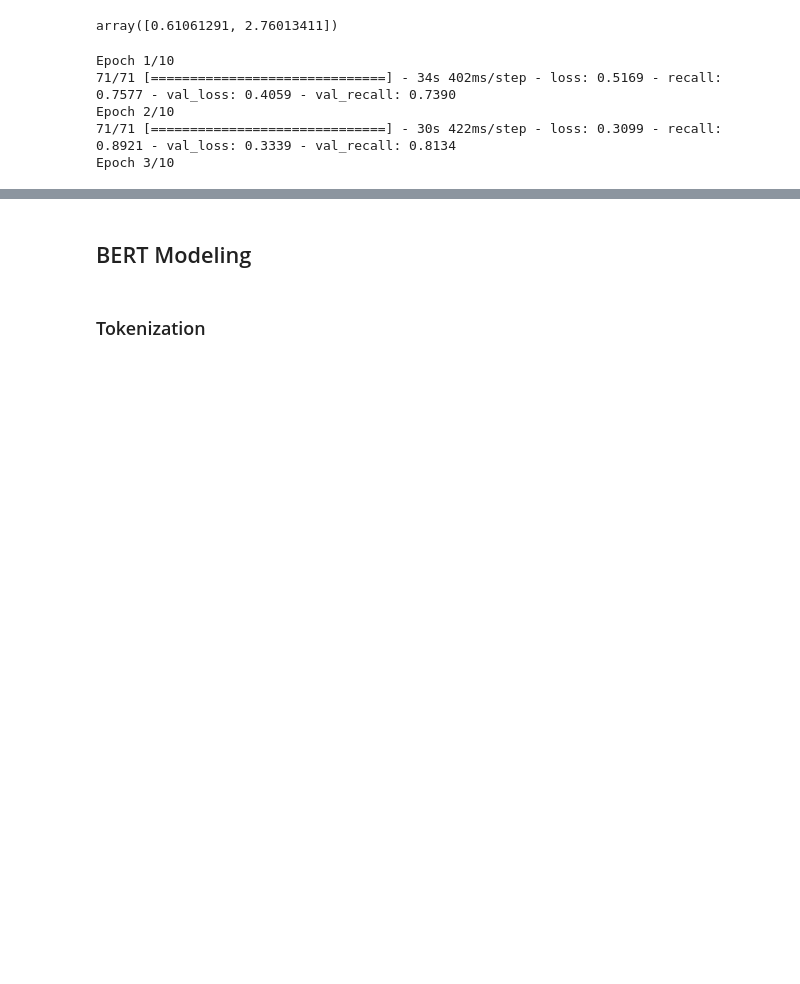
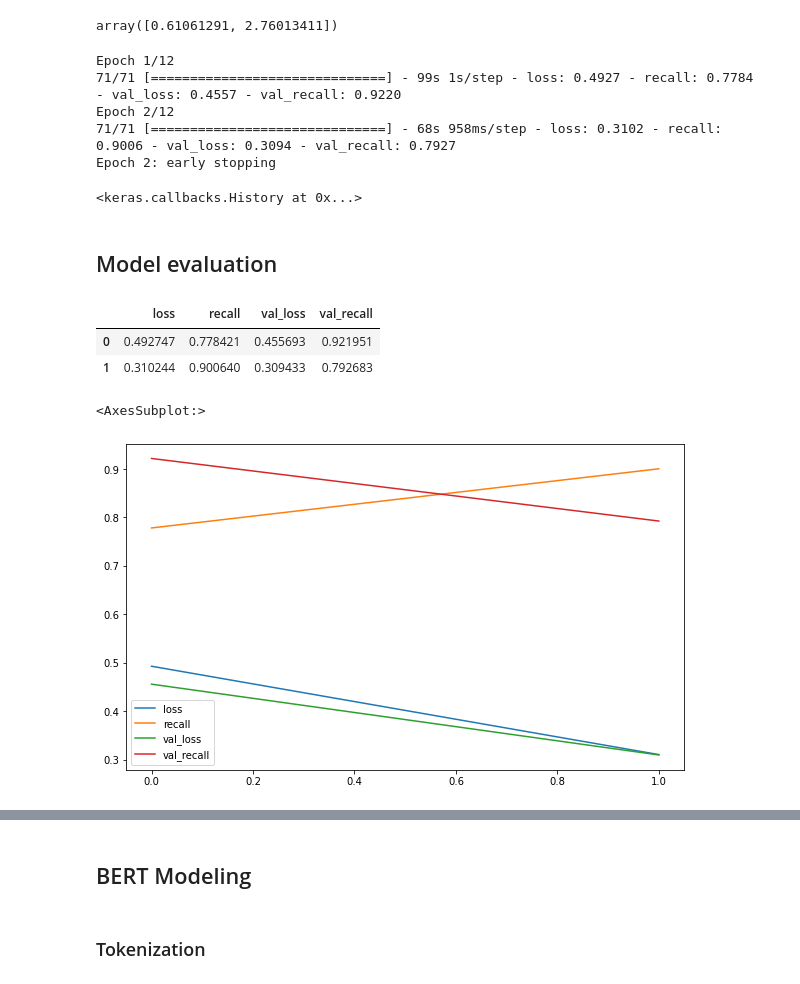
Before and after one commit to B-dogan/NLP-Sentiment-Analysis, a Jupyter notebook: NLP_Sentiment_Analysis_Project.ipynb, the cells around one changed output, grey strips where cells are left out. Saved outputs shown, nothing was run; the diff lists cells and outputs as text; code cells hidden in the pictures; blank space fills up the shorter version.

```diff
--- a/NLP_Sentiment_Analysis_Project.ipynb
+++ b/NLP_Sentiment_Analysis_Project.ipynb
@@ -732,23 +734,23 @@ embedding_size = 50
 # %%
 model = Sequential()
-
 model.add(Embedding(input_dim=num_words,
                     output_dim=embedding_size,
                     input_length=max_tokens))
 
-model.add(Dropout(0.2))
-
-model.add(GRU(units=48, return_sequences=True))
-model.add(Dropout(0.2))
+model.add(Dropout(0.5))
+model.add(GRU(units=36, return_sequences=True))
+model.add(Dropout(0.5))
 
 model.add(GRU(units=24, return_sequences=True))
 model.add(Dropout(0.2))
 
-model.add(GRU(units=12))
+model.add(GRU(units=18, return_sequences=True))
+model.add(Dropout(0.2))
+model.add(GRU(units=9))
 
 model.add(Dense(1, activation='sigmoid'))
 # %%
-optimizer = Adam(learning_rate=0.008)
+optimizer = Adam(learning_rate=0.005)
 # %%
 model.compile(loss='binary_crossentropy',
               optimizer=optimizer,
@@ -785,11 +787,26 @@ pd.Series(classes_weights).unique()
 # %% [output]
 array([0.61061291, 2.76013411])
 # %%
-model.fit(X_train, y_train, epochs=10, batch_size=256, sample_weight= classes_weights,
+model.fit(X_train, y_train, epochs=12, batch_size=256, sample_weight= classes_weights,
          validation_data=(X_test, y_test), callbacks=[early_stop])
 # %% [output]
-Epoch 1/10
-71/71 [==============================] - 34s 402ms/step - loss: 0.5169 - recall: 0.7577 - val_loss: 0.4059 - val_recall: 0.7390
-Epoch 2/10
-71/71 [==============================] - 30s 422ms/step - loss: 0.3099 - recall: 0.8921 - val_loss: 0.3339 - val_recall: 0.8134
-Epoch 3/10
+Epoch 1/12
+71/71 [==============================] - 99s 1s/step - loss: 0.4927 - recall: 0.7784 - val_loss: 0.4557 - val_recall: 0.9220
+Epoch 2/12
+71/71 [==============================] - 68s 958ms/step - loss: 0.3102 - recall: 0.9006 - val_loss: 0.3094 - val_recall: 0.7927
+Epoch 2: early stopping
+<keras.callbacks.History at 0x...>
+# %% [markdown]
+## Model evaluation
+# %%
+model_loss = pd.DataFrame(model.history.history)
+model_loss.head()
+# %% [output]
+|  | loss | recall | val_loss | val_recall |
+| 0 | 0.492747 | 0.778421 | 0.455693 | 0.921951 |
+| 1 | 0.310244 | 0.900640 | 0.309433 | 0.792683 |
+# %%
+model_loss.plot()
+# %% [output]
+<AxesSubplot:>
+[figure, added]
```
Also changed, not shown: parts of 10 cells of this notebook.
